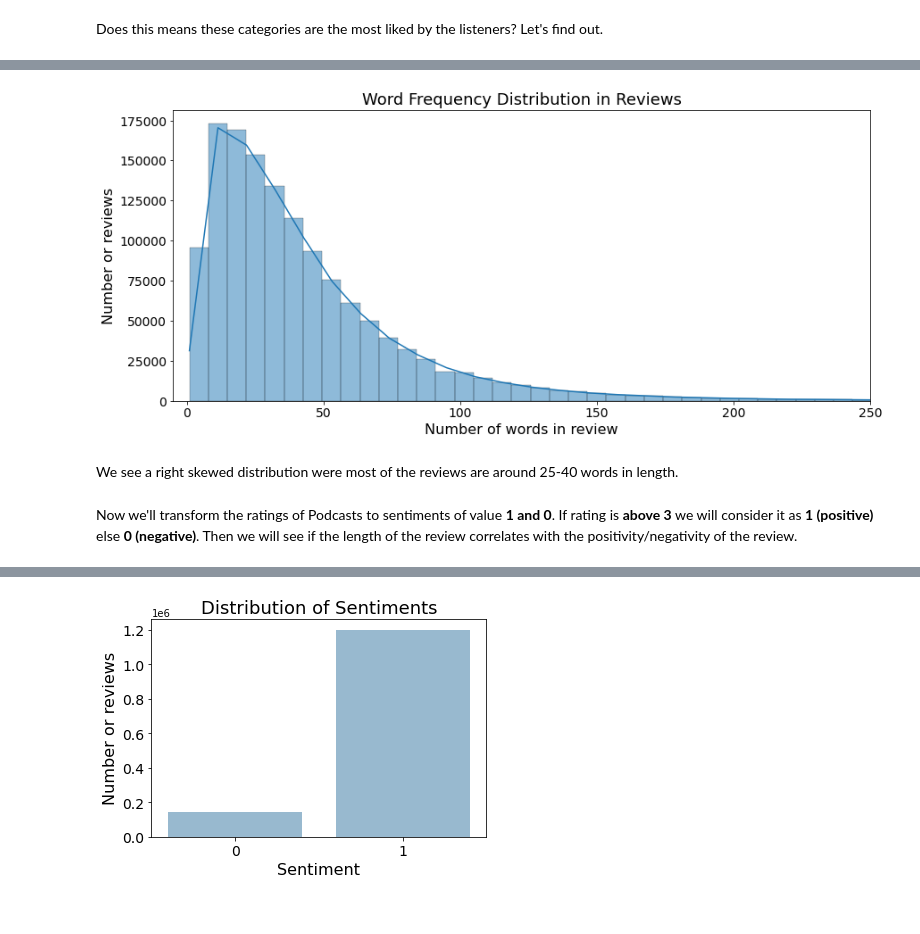
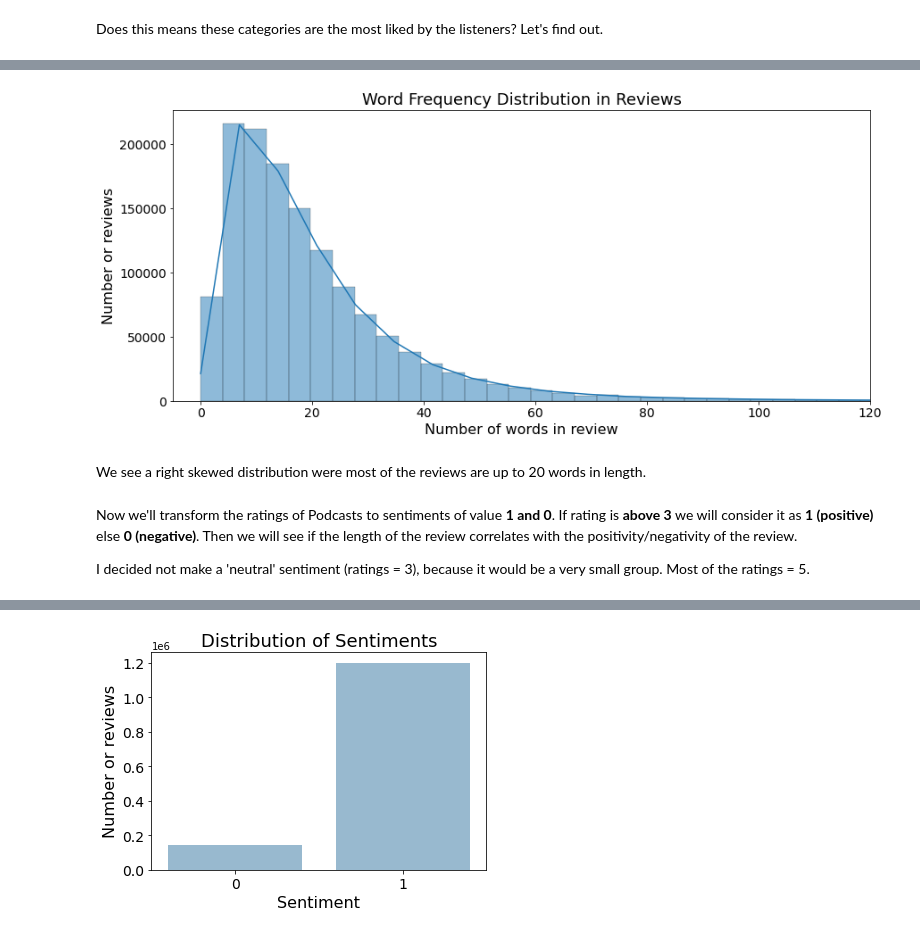
Before and after one commit to SigisM/Apple-Podcast-Reviews-EDA, a Jupyter notebook: Podcast_reviews_EDA.ipynb, the cells around one changed output, grey strips where cells are left out. Cells and saved outputs as stored; diff of their text form; code cells hidden in the pictures.

```diff
--- a/Podcast_reviews_EDA.ipynb
+++ b/Podcast_reviews_EDA.ipynb
@@ -252,0 +252,11 @@ words_per_review = pd.read_sql_query(''' SELECT
+# %%
+words_per_review = pd.DataFrame(reviews_df['content'])
+# %%
+#lower the case of the review
+words_per_review['content'] = words_per_review['content'].str.lower()
+#remove punctuations
+words_per_review['content'] = words_per_review['content'].apply(lambda x: re.sub('[^a-z 0-9]+', '', x))
+#remove the stop words
+words_per_review['content'] = words_per_review['content'].apply(lambda x: " ".join([i for i in x.split() if i not in STOP_WORDS]) )
+#remove the links, tags etc.
+words_per_review['content'] = words_per_review['content'].apply(lambda x: re.sub(r'(http|https|ftp|ssh)://([\w_-]+(?:(?:\.[\w_-]+)+))([\w.,@?^=%&:/~+#-]*[\w@?^=%&/~+#-])?', '' , str(x)))
@@ -252,0 +275,3 @@ words_per_review = pd.read_sql_query(''' SELECT
+# %%
+# counting length of every review
+words_per_review = pd.DataFrame(words_per_review['content'].apply(lambda x: len(x.split())))
@@ -253,18 +287,20 @@ words_per_review = pd.read_sql_query(''' SELECT
 # %%
 plt.figure(figsize = (14,6))
-sns.histplot(words_per_review, bins = 300, color='#1F77B4', kde=True, legend=False)
+sns.histplot(words_per_review, bins = 350, color='#1F77B4', kde=True, legend=False)
 
 title_and_labels(
     title = "Word Frequency Distribution in Reviews",
     x_label = "Number of words in review",
     y_label = "Number or reviews")
 
-# There are very few outliers with a 2000+ words in review, thus we hide it by setting the limit on X axis
-plt.xlim([-5, 250])
+# There are very few outliers with a 1000+ words in review, thus we hide it by setting the limit on X axis
+plt.xlim([-5, 120])
 plt.show()
 # %% [output]
-[figure, old version]
+[figure, new version]
 # %% [markdown]
-We see a right skewed distribution were most of the reviews are around 25-40 words in length.
+We see a right skewed distribution were most of the reviews are up to 20 words in length.
 # %% [markdown]
 Now we'll transform the ratings of Podcasts to sentiments of value **1 and 0**. If rating is **above 3** we will consider it as **1 (positive)** else **0 (negative)**. Then we will see if the length of the review correlates with the positivity/negativity of the review.
+
+I decided not make a 'neutral' sentiment (ratings = 3), because it would be a very small group. Most of the ratings = 5.
```
Also changed, not shown: parts of 12 cells of this notebook.
